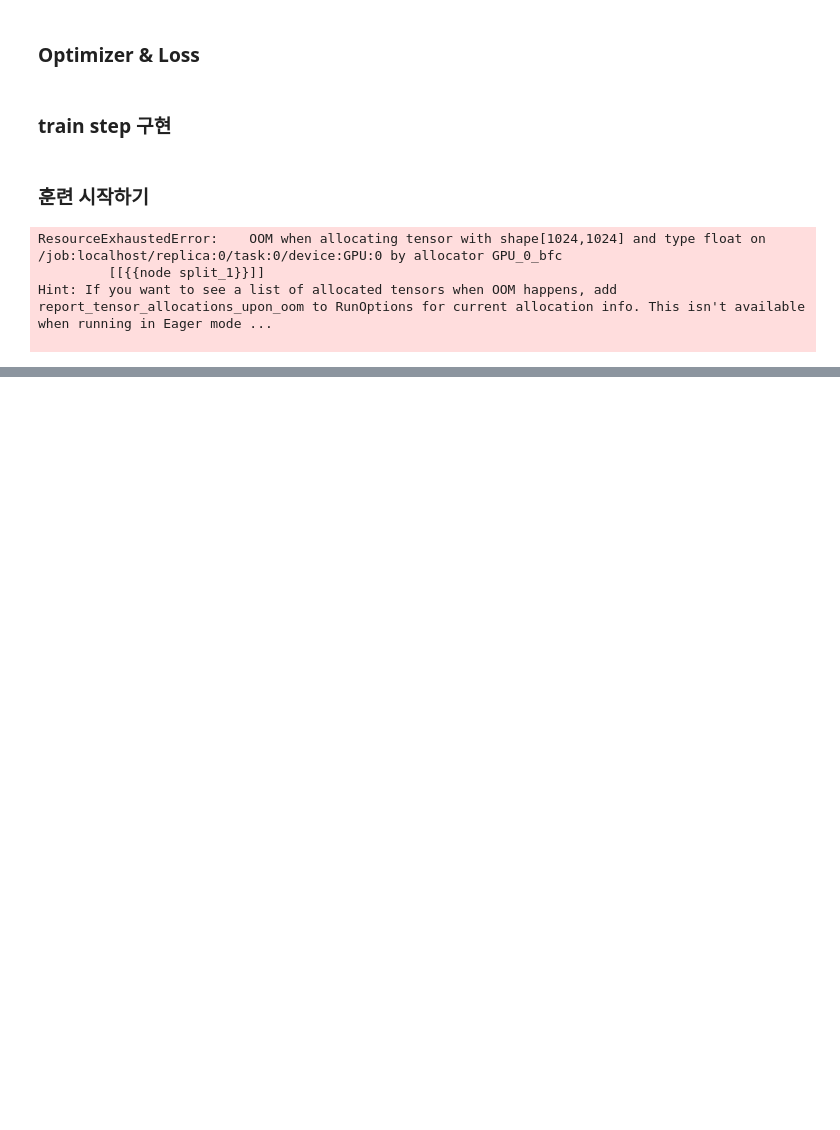
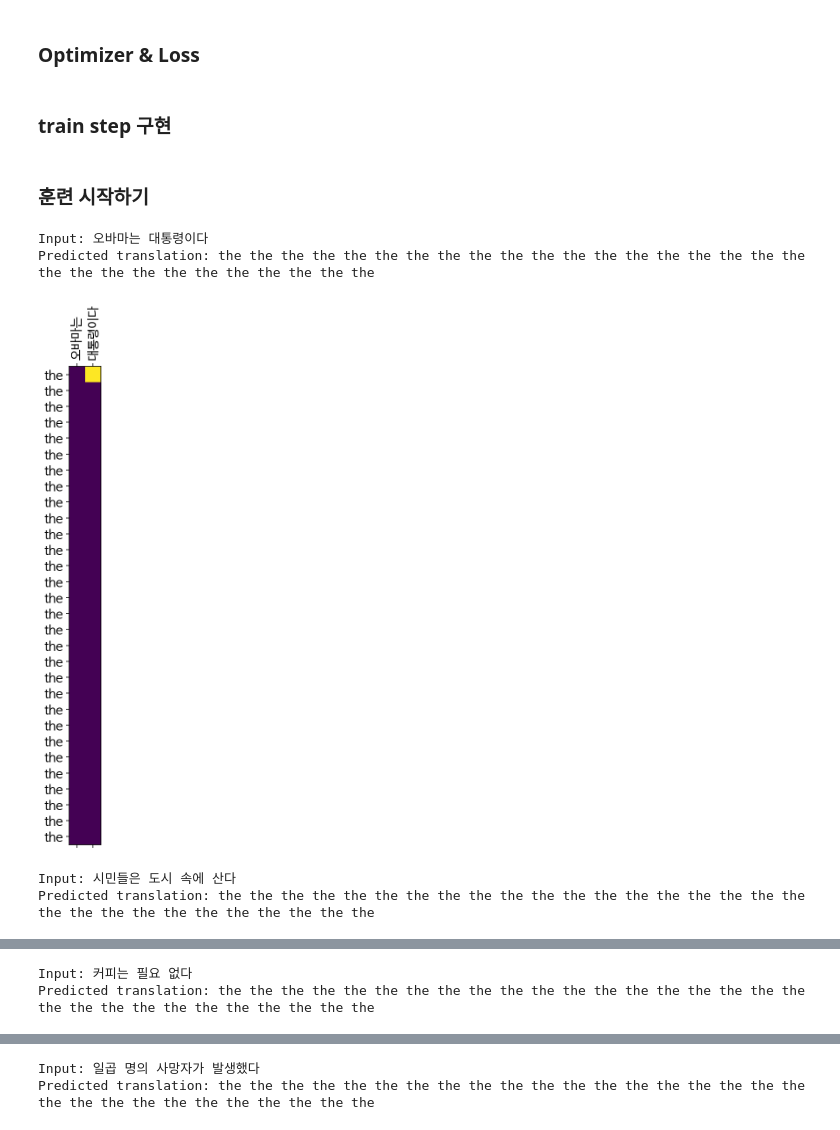
Before and after one commit to sano820/AIFFEL_quest_rs, a Jupyter notebook: GoingDeeper/GD04/[GD04] 한영 번역기 만들기.ipynb, the cells around one changed output, grey strips where cells are left out. Cells and saved outputs as stored; diff of their text form; code cells hidden in the pictures; blank space fills up the shorter version.

```diff
--- a/GoingDeeper/GD04/[GD04] 한영 번역기 만들기.ipynb
+++ b/GoingDeeper/GD04/[GD04] 한영 번역기 만들기.ipynb
@@ -252,8 +275,8 @@ BATCH_SIZE     = 32
 SRC_VOCAB_SIZE = len(enc_tokenizer.index_word) + 1
 TGT_VOCAB_SIZE = len(dec_tokenizer.index_word) + 1
 
-units         = 1024
-embedding_dim = 512
+units         = 512
+embedding_dim = 216
 
 encoder = Encoder(SRC_VOCAB_SIZE, embedding_dim, units)
 decoder = Decoder(TGT_VOCAB_SIZE, embedding_dim, units)
@@ -350,8 +373,3 @@ for epoch in range(EPOCHS):
         # tqdm 업데이트
         t.set_description(f'Epoch {epoch + 1}')  # 에폭 표시
         t.set_postfix(loss=f'{total_loss.numpy() / (batch + 1):.4f}')  # 현재 에폭에 대한 손실 표시
-# %% [output]
-ResourceExhaustedError:    OOM when allocating tensor with shape[1024,1024] and type float on /job:localhost/replica:0/task:0/device:GPU:0 by allocator GPU_0_bfc
-         [[{{node split_1}}]]
-Hint: If you want to see a list of allocated tensors when OOM happens, add report_tensor_allocations_upon_oom to RunOptions for current allocation info. This isn't available when running in Eager mode ...
-
@@ -364,9 +376,12 @@ Hint: If you want to see a list of allocated tensors when OOM happens, add repor
 # %%
 # 번역 및 Attention 시각화
+max_enc_len = 30
+max_dec_len = 30
+
 def evaluate(sentence, encoder, decoder):
-    attention = np.zeros((max_dec_len, max_enc_len))  # max_dec_len과 max_enc_len 정의 필요
+    attention = np.zeros((max_dec_len, max_enc_len))
 
-    sentence = preprocess_sentence(sentence)
+    sentence = clean_text(sentence)
     inputs = enc_tokenizer.texts_to_sequences([sentence.split()])
     inputs = tf.keras.preprocessing.sequence.pad_sequences(inputs,
                                                            maxlen=max_enc_len,
@@ -379,7 +394,7 @@ def evaluate(sentence, encoder, decoder):
     dec_hidden = enc_out[:, -1]
     dec_input = tf.expand_dims([dec_tokenizer.word_index['<start>']], 0)
 
-    for t in range(max_dec_len):  # max_dec_len 정의 필요
+    for t in range(max_dec_len):
         predictions, dec_hidden, attention_weights = decoder(dec_input,
                                                              dec_hidden,
                                                              enc_out)
@@ -402,31 +417,36 @@ def evaluate(sentence, encoder, decoder):
 
 def plot_attention(attention, sentence, predicted_sentence):
     fig = plt.figure(figsize=(10,10))
     ax = fig.add_subplot(1, 1, 1)
     ax.matshow(attention, cmap='viridis')
 
     fontdict = {'fontsize': 14}
 
     ax.set_xticklabels([''] + sentence, fontdict=fontdict, rotation=90)
     ax.set_yticklabels([''] + predicted_sentence, fontdict=fontdict)
 
     ax.xaxis.set_major_locator(ticker.MultipleLocator(1))
     ax.yaxis.set_major_locator(ticker.MultipleLocator(1))
 
     plt.show()
 
 
 def translate(sentence, encoder, decoder):
     result, sentence, attention = evaluate(sentence, encoder, decoder)
 
     print('Input: %s' % (sentence))
     print('Predicted translation: {}'.format(result))
 
     attention = attention[:len(result.split()), :len(sentence.split())]
     plot_attention(attention, sentence.split(), result.split(' '))
 
-# 번역 예시 실행
 translate("오바마는 대통령이다.", encoder, decoder)
 translate("시민들은 도시 속에 산다.", encoder, decoder)
 translate("커피는 필요 없다.", encoder, decoder)
 translate("일곱 명의 사망자가 발생했다.", encoder, decoder)
+# %% [output]
+Input: 오바마는 대통령이다
+Predicted translation: the the the the the the the the the the the the the the the the the the the the the the the the the the the the the the
+[figure, added]
+Input: 시민들은 도시 속에 산다
+Predicted translation: the the the the the the the the the the the the the the the the the the the the the the the the the the the the the the
@@ -432,0 +454,2 @@ translate("일곱 명의 사망자가 발생했다.", encoder, decoder)
+Input: 커피는 필요 없다
+Predicted translation: the the the the the the the the the the the the the the the the the the the the the the the the the the the the the the
@@ -432,0 +457,2 @@ translate("일곱 명의 사망자가 발생했다.", encoder, decoder)
+Input: 일곱 명의 사망자가 발생했다
+Predicted translation: the the the the the the the the the the the the the the the the the the the the the the the the the the the the the the
```
Also changed, not shown: parts of 7 cells of this notebook, 2 other files.
